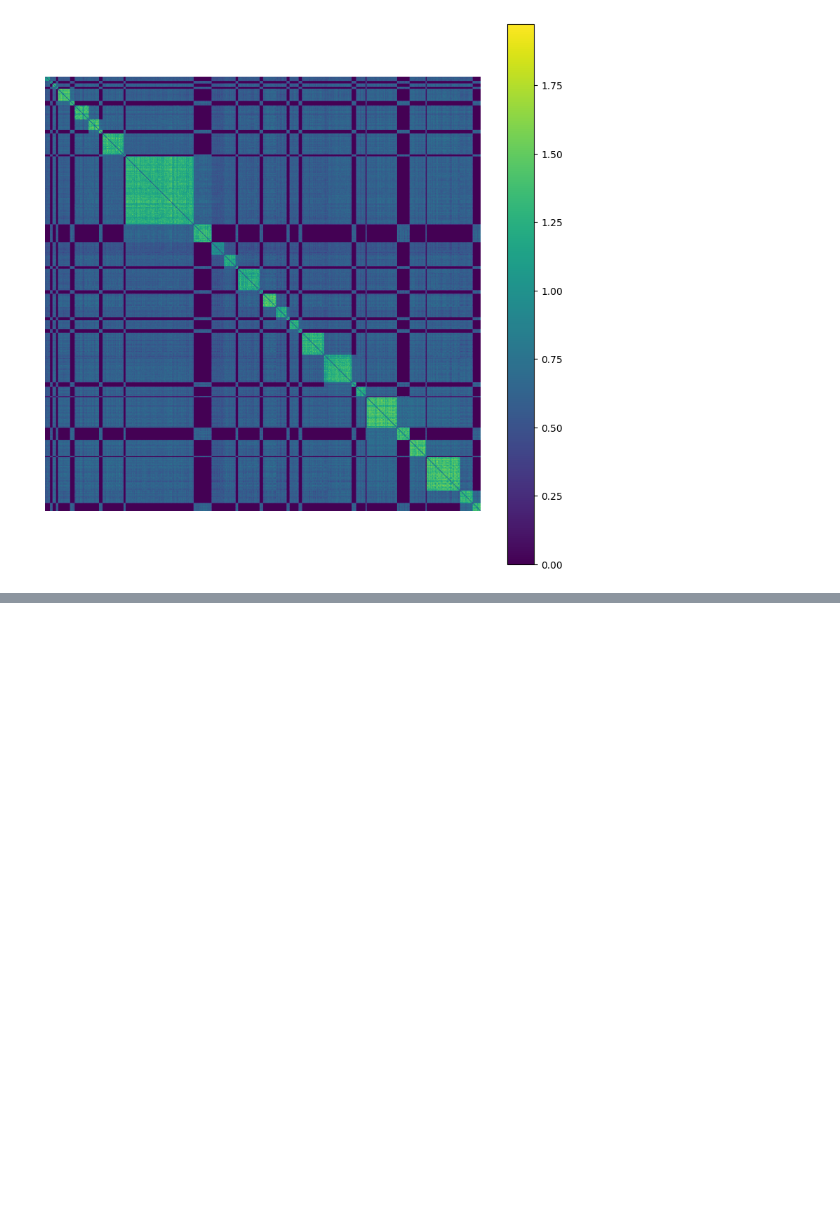
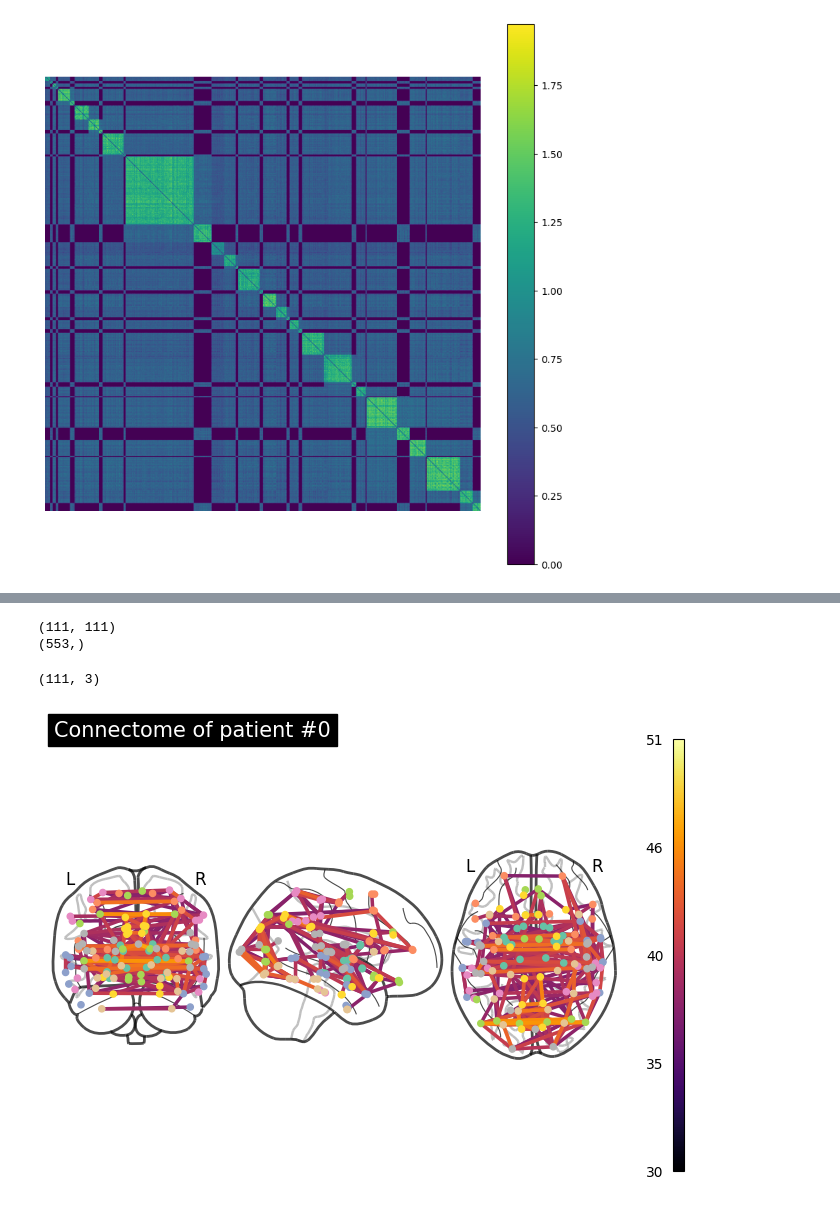
Before and after one commit to balthazarneveu/spectral_graph_convolutions, a Jupyter notebook: ABIDE_dataset/visualize_data.ipynb, the cells around one changed output, grey strips where cells are left out. Cells and saved outputs as stored; diff of their text form; code cells hidden in the pictures; blank space fills up the shorter version.

```diff
--- a/ABIDE_dataset/visualize_data.ipynb
+++ b/ABIDE_dataset/visualize_data.ipynb
@@ -186,0 +205,2 @@ fig.savefig(path_to_figures / "sorted_adjacency_by_site_id_by_sex.png")
+# %%
+data = AbideData()
@@ -186,0 +321,33 @@ fig.savefig(path_to_figures / "sorted_adjacency_by_site_id_by_sex.png")
+# %%
+print(connectivity.shape)
+connectivity[connectivity < 0.75] = 0
+v, ind = connectivity.nonzero()
+print(v.shape)
+# %% [output]
+(111, 111)
+(553,)
+# %%
+coordinates = plotting.find_parcellation_cut_coords(atlas_ho_filename)
+print(coordinates.shape)
+# %% [output]
+(111, 3)
+# %%
+connectivity[connectivity < 0.75] = 0
+fig = plt.figure()
+plotting.plot_connectome(50*connectivity,
+                         coordinates,
+                         node_size=20,
+                        #  black_bg=True,
+                         edge_threshold=0,
+                         edge_cmap="inferno",
+                         colorbar=True,
+                         edge_vmin=30,
+                         edge_vmax=51,
+                         title=f"Connectome of patient #{subject_ind}",
+                         figure=fig,
+                         )
+plt.show()
+
+fig.savefig(path_to_figures / "ex_brain_connectivity.png")
+# %% [output]
+[figure, added]
```
Also changed, not shown: parts of 25 cells of this notebook, 7 other files.
